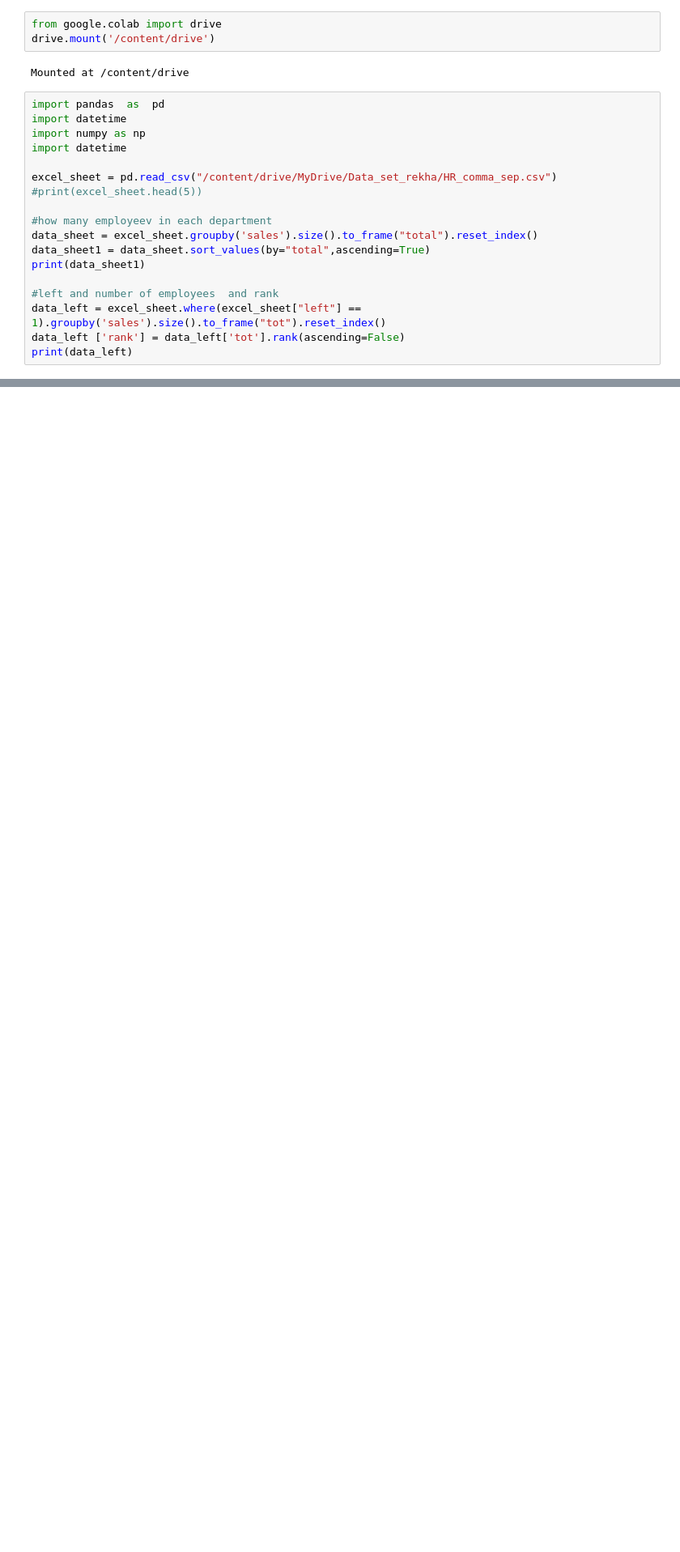
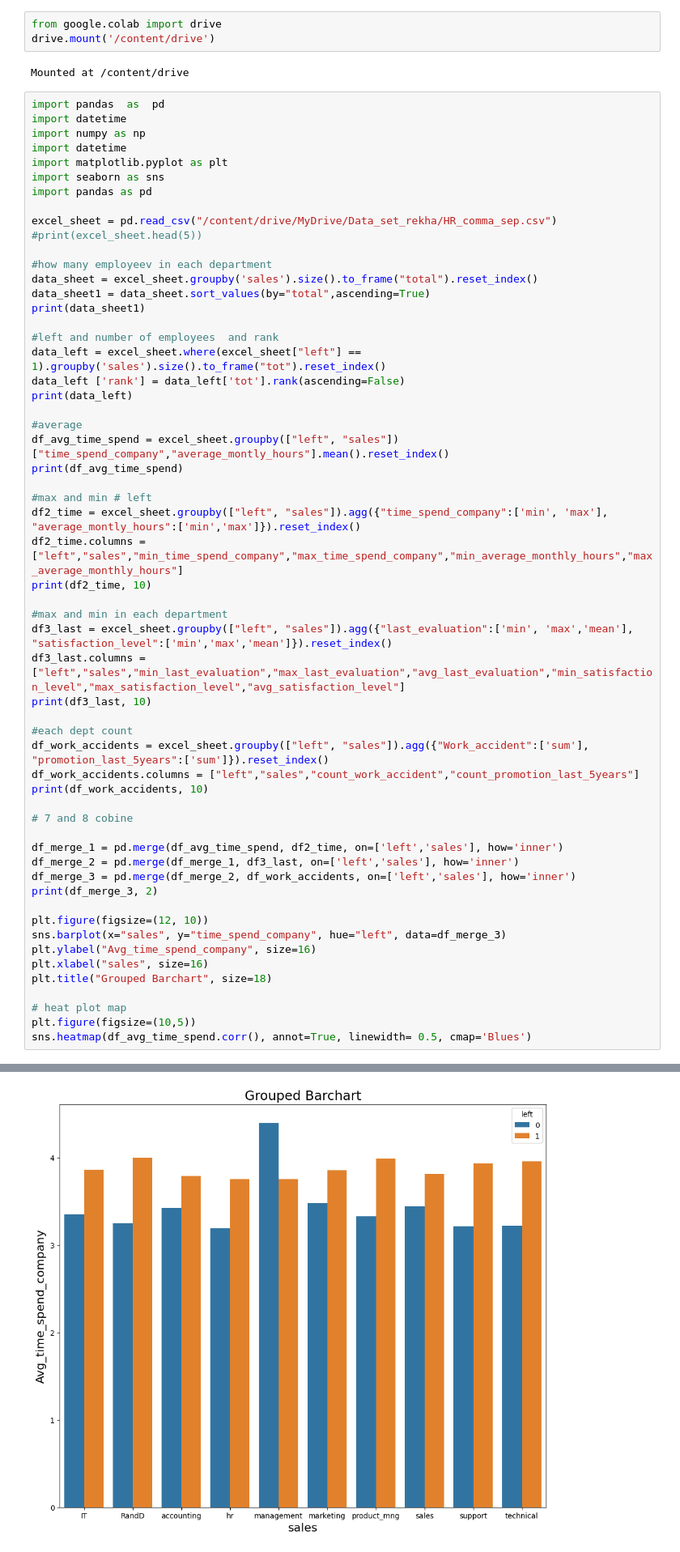
Before and after one commit to rekhachakkara/python_projects, a Jupyter notebook: hr.ipynb, the cells around one changed output, grey strips where cells are left out. Shown: that part at 81% size. Cells and saved outputs as stored; diff of their text form; blank space fills up the shorter version.

```diff
--- a/hr.ipynb
+++ b/hr.ipynb
@@ -10,6 +10,9 @@ import pandas  as  pd
 import datetime
 import numpy as np
 import datetime
+import matplotlib.pyplot as plt
+import seaborn as sns
+import pandas as pd
 
 excel_sheet = pd.read_csv("/content/drive/MyDrive/Data_set_rekha/HR_comma_sep.csv")
 #print(excel_sheet.head(5))
@@ -23,6 +26,42 @@ print(data_sheet1)
 data_left = excel_sheet.where(excel_sheet["left"] == 1).groupby('sales').size().to_frame("tot").reset_index()
 data_left ['rank'] = data_left['tot'].rank(ascending=False)
 print(data_left)
+
+#average
+df_avg_time_spend = excel_sheet.groupby(["left", "sales"])["time_spend_company","average_montly_hours"].mean().reset_index()
+print(df_avg_time_spend)
+
+#max and min # left
+df2_time = excel_sheet.groupby(["left", "sales"]).agg({"time_spend_company":['min', 'max'], "average_montly_hours":['min','max']}).reset_index()
+df2_time.columns = ["left","sales","min_time_spend_company","max_time_spend_company","min_average_monthly_hours","max_average_monthly_hours"]
+print(df2_time, 10)
+
+#max and min in each department
+df3_last = excel_sheet.groupby(["left", "sales"]).agg({"last_evaluation":['min', 'max','mean'], "satisfaction_level":['min','max','mean']}).reset_index()
+df3_last.columns = ["left","sales","min_last_evaluation","max_last_evaluation","avg_last_evaluation","min_satisfaction_level","max_satisfaction_level","avg_satisfaction_level"]
+print(df3_last, 10)
+
+#each dept count
+df_work_accidents = excel_sheet.groupby(["left", "sales"]).agg({"Work_accident":['sum'], "promotion_last_5years":['sum']}).reset_index()
+df_work_accidents.columns = ["left","sales","count_work_accident","count_promotion_last_5years"]
+print(df_work_accidents, 10)
+
+# 7 and 8 cobine
+
+df_merge_1 = pd.merge(df_avg_time_spend, df2_time, on=['left','sales'], how='inner')
+df_merge_2 = pd.merge(df_merge_1, df3_last, on=['left','sales'], how='inner')
+df_merge_3 = pd.merge(df_merge_2, df_work_accidents, on=['left','sales'], how='inner')
+print(df_merge_3, 2)
+
+plt.figure(figsize=(12, 10))
+sns.barplot(x="sales", y="time_spend_company", hue="left", data=df_merge_3)
+plt.ylabel("Avg_time_spend_company", size=16)
+plt.xlabel("sales", size=16)
+plt.title("Grouped Barchart", size=18)
+
+# heat plot map
+plt.figure(figsize=(10,5))
+sns.heatmap(df_avg_time_spend.corr(), annot=True, linewidth= 0.5, cmap='Blues')
 # %% [output]
          sales  total
 4   management    630
@@ -43,0 +84 @@ print(data_left)
+[figure, added]
```
Also changed, not shown: parts of 1 cell of this notebook.
